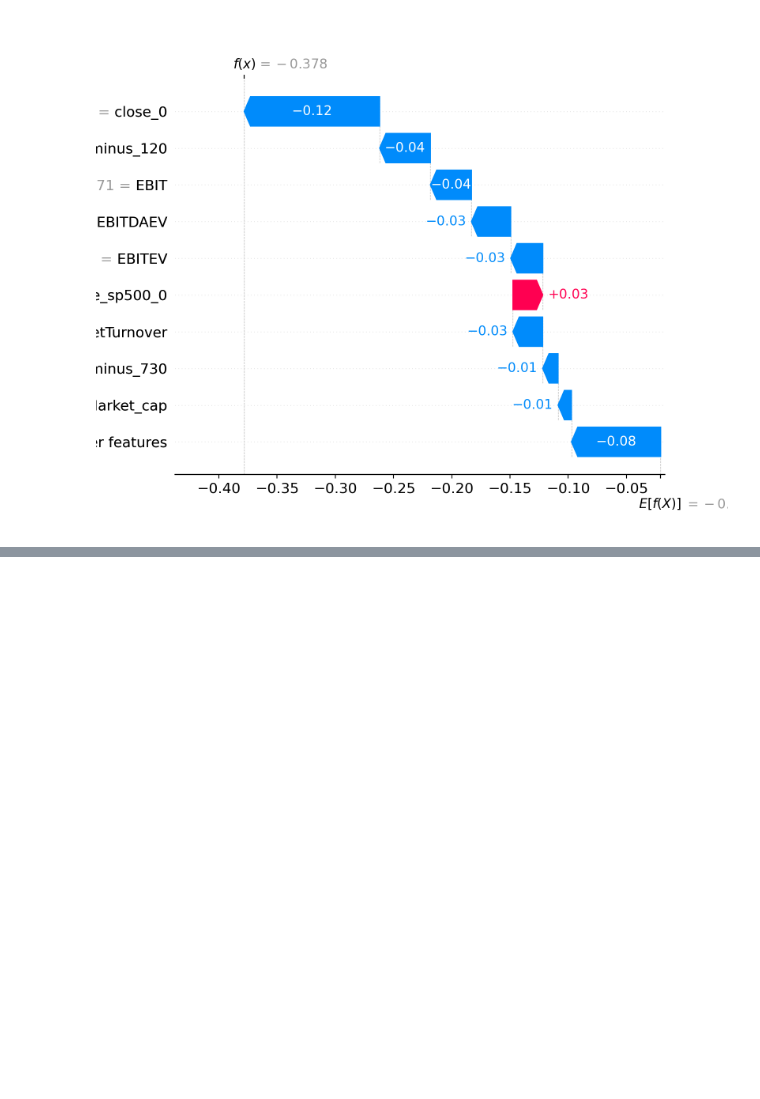
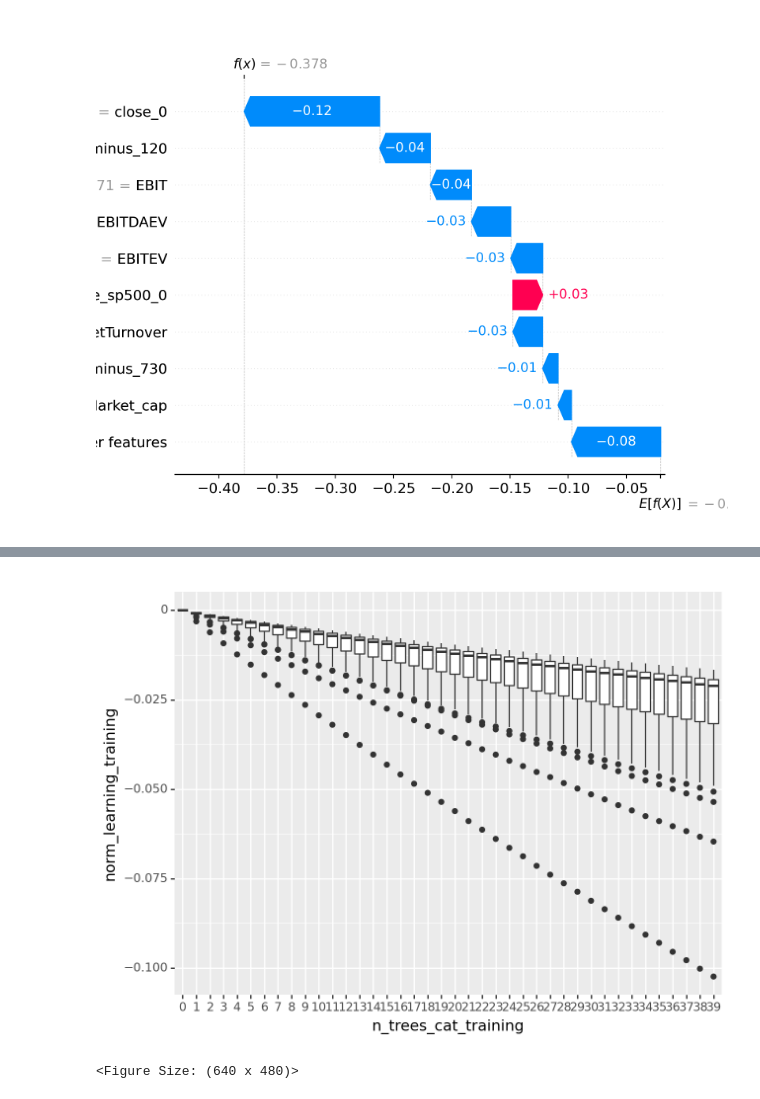
Before and after one commit to uhernando002/zrive-ds, a Jupyter notebook: src/module_5/module5.ipynb, the cells around one changed output, grey strips where cells are left out. Cells and saved outputs as stored; diff of their text form; code cells hidden in the pictures; blank space fills up the shorter version.

```diff
--- a/src/module_5/module5.ipynb
+++ b/src/module_5/module5.ipynb
@@ -686,0 +904,13 @@ shap.plots.waterfall(sv_low_ticker[0])
+# %%
+learning_rates_train = calculate_learning_rate('training')
+learning_rates_test = calculate_learning_rate('valid_0')
+# %%
+learning_rates_train['n_trees_cat_training'] = pd.Categorical(learning_rates_train['n_trees'], categories=sorted(learning_rates_train['n_trees'].unique()))
+learning_rates_test['n_trees_cat_valid_0'] = pd.Categorical(learning_rates_test['n_trees'], categories=sorted(learning_rates_test['n_trees'].unique()))
+# %%
+learning_rates = pd.merge(learning_rates_test[['n_trees_cat_valid_0', 'norm_learning_valid_0', 'execution_date', 'n_trees']], learning_rates_train[['n_trees_cat_training', 'norm_learning_training', 'execution_date', 'n_trees']], on=['execution_date', 'n_trees'])
+# %%
+ggplot(learning_rates, aes(x = "n_trees_cat_training")) + geom_boxplot(aes(y = "norm_learning_training"))
+# %% [output]
+[figure, added]
+<Figure Size: (640 x 480)>
```
Also changed, not shown: parts of 57 cells of this notebook.
